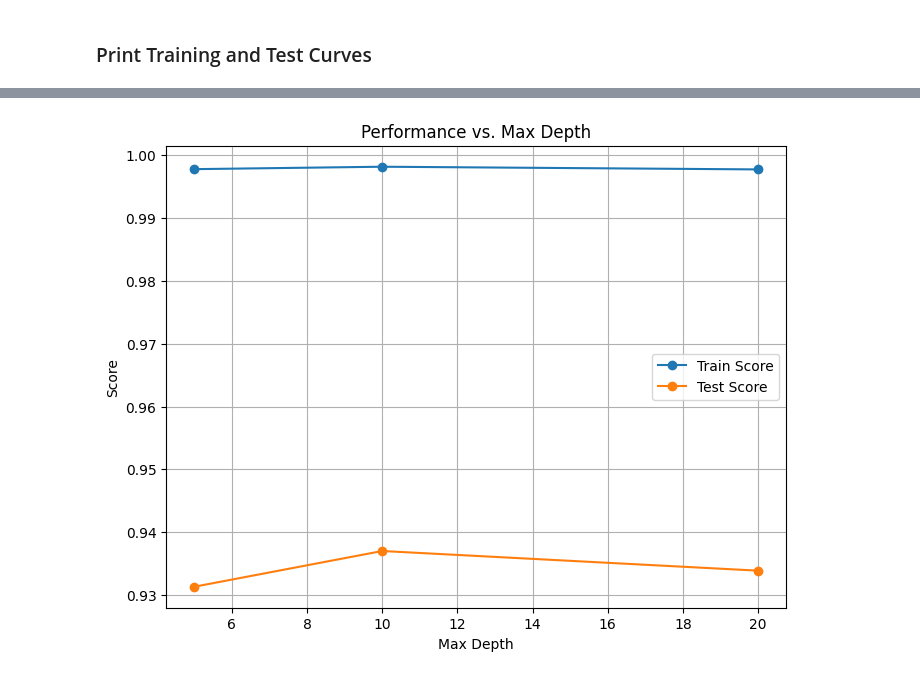
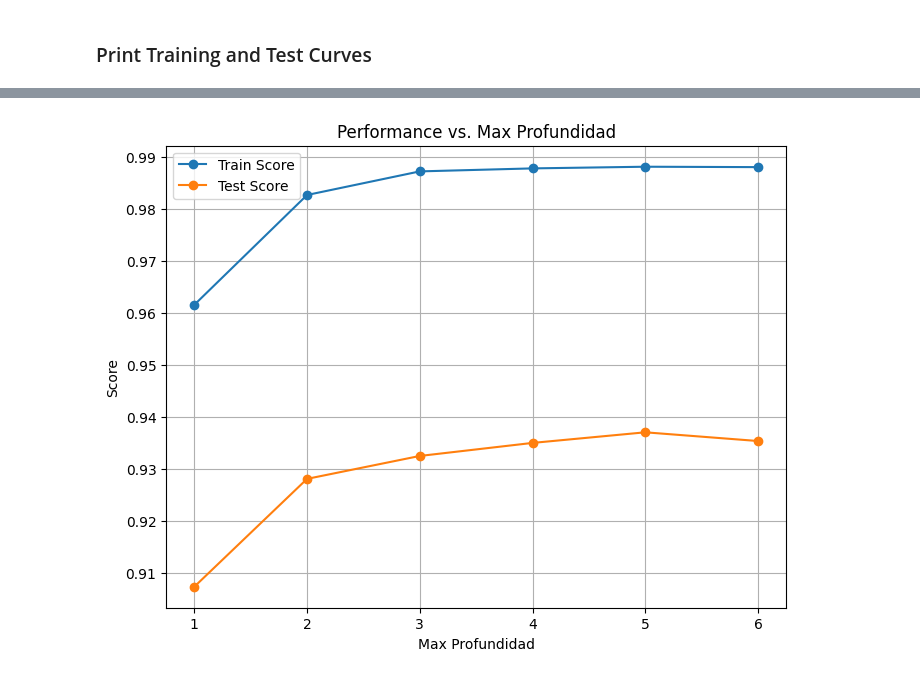
Before and after one commit to antonella-schiavoni/tesis-ciencia-de-datos, a Jupyter notebook: notebooks/questions/six/V3/train_modell_vowels_v3.ipynb, the cells around one changed output, grey strips where cells are left out. Cells and saved outputs as stored; diff of their text form; code cells hidden in the pictures.

```diff
--- a/notebooks/questions/six/V3/train_modell_vowels_v3.ipynb
+++ b/notebooks/questions/six/V3/train_modell_vowels_v3.ipynb
@@ -263,6 +263,9 @@ Data columns (total 47 columns):
  46  age_category_numeric   108 non-null    int64
 dtypes: float64(40), int64(2), object(5)
 memory usage: 39.8+ KB
+# %%
+# drop the columns that include -voicesent- in the name
+df.drop(columns=[col for col in df.columns if "-voicesent-" in col], inplace=True)
 # %%
 # create df_features
 df_features = df.drop(columns=["file", "label", "sample_name", "sex", "age", "age_category_balanced"])
@@ -320,7 +323,7 @@ from imblearn.over_sampling import SMOTE
 
 # Split into train, test, and validation sets
 x_tr, x_te, y_tr, y_te = train_test_split(
-    X, y, train_size=0.8, shuffle=True, stratify=y, random_state=0
+    X, y, train_size=0.7, shuffle=True, stratify=y, random_state=0
 )
 
 # Print dataset sizes
@@ -385,10 +388,10 @@ pipe = Pipeline(
 # Update the hyperparameter grid for Random Forest
 grid = {
     "preprocessor__num": [RobustScaler(), PowerTransformer()],
-    "rf__n_estimators": [10, 25, 50, 100, 200],  # Number of trees in the forest
-    "rf__max_depth": [None, 5,10, 20],     # Maximum depth of trees
-    "rf__min_samples_split": [2, 5, 10], # Minimum samples required to split an internal node
-    "rf__min_samples_leaf": [1, 2, 4],   # Minimum samples required at a leaf node
+    "rf__n_estimators": [10, 20, 40, 60, 80, 100],  # Number of trees in the forest
+    "rf__max_depth": [None, 1, 2, 3, 4, 5, 6],     # Maximum depth of trees
+    "rf__min_samples_split": [2,3,4,5,6,7,8,9,10], # Minimum samples required to split an internal node
+    "rf__min_samples_leaf": [2,3,4,5,6,7,8,9,10],   # Minimum samples required at a leaf node
 }
 
 # Create GridSearchCV object for hyperparameter tuning with cross-validation
@@ -509,29 +495,31 @@ mlflow.log_figure(f, "performance_vs_n_estimators.png")
 # %%
 # Select only numeric columns for aggregation
 numeric_columns = [
     "mean_test_score",
     "mean_train_score",
     "std_test_score",
     "std_train_score"
 ]
 
 # Group by max_depth and calculate mean scores
 grouped = cv_results.groupby("param_rf__max_depth")[numeric_columns].mean()
 
 # Plot mean train and test scores
 import matplotlib.pyplot as plt
 
-plt.figure(figsize=(8, 6))
+f = plt.figure(figsize=(8, 6))
 plt.plot(grouped.index, grouped["mean_train_score"], label="Train Score", marker="o")
 plt.plot(grouped.index, grouped["mean_test_score"], label="Test Score", marker="o")
-plt.xlabel("Max Depth")
+plt.xlabel("Max Profundidad")
 plt.ylabel("Score")
-plt.title("Performance vs. Max Depth")
+plt.title("Performance vs. Max Profundidad")
 plt.legend()
 plt.grid(True)
 plt.show()
+
+mlflow.log_figure(f, "performance_vs_max_depth.png")
 # %% [output]
-[figure, old version]
+[figure, new version]
 # %%
 import seaborn as sns
 
```
Also changed, not shown: parts of 18 cells of this notebook, 2 other files.
